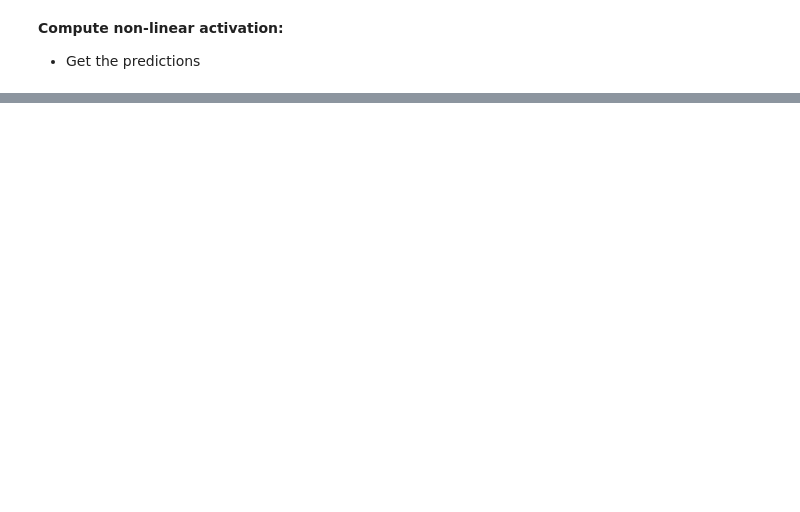
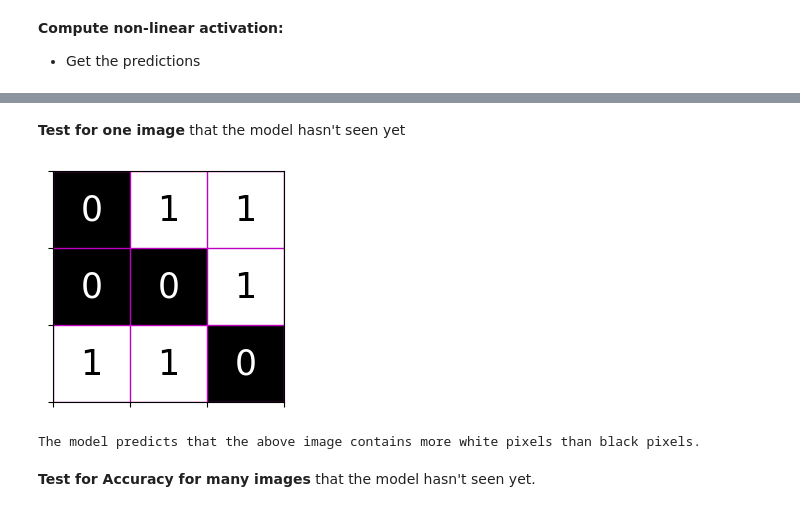
Before and after one commit to t20e/AI_projects_and_res, a Jupyter notebook: basic_components/basic_NN_from_scratch.ipynb, the cells around one changed output, grey strips where cells are left out. Cells and saved outputs as stored; diff of their text form; code cells hidden in the pictures; blank space fills up the shorter version.

```diff
--- a/basic_components/basic_NN_from_scratch.ipynb
+++ b/basic_components/basic_NN_from_scratch.ipynb
@@ -249,0 +429,17 @@ The closer to the Loss is to $0$ the closer the predictions match the target lab
+# %% [markdown]
+**Test for one image** that the model hasn't seen yet
+# %%
+one_image, one_label = create_black_white_image_dataset(1)
+draw_image_cell_image(one_image[0])
+# %% [output]
+[figure, added]
+# %%
+classes = ["contains more black pixels than white pixels", "contains more white pixels than black pixels"]
+one_label = one_label.reshape(-1, 1)
+one_image = one_image.reshape( 1, 9)
+one_image_prediction = predict(one_image, w, b)
+print(f"The model predicts that the above image {classes[one_image_prediction.item()]}.")
+# %% [output]
+The model predicts that the above image contains more white pixels than black pixels.
+# %% [markdown]
+**Test for Accuracy for many images** that the model hasn't seen yet.
```
Also changed, not shown: parts of 43 cells of this notebook, 4 other files.
